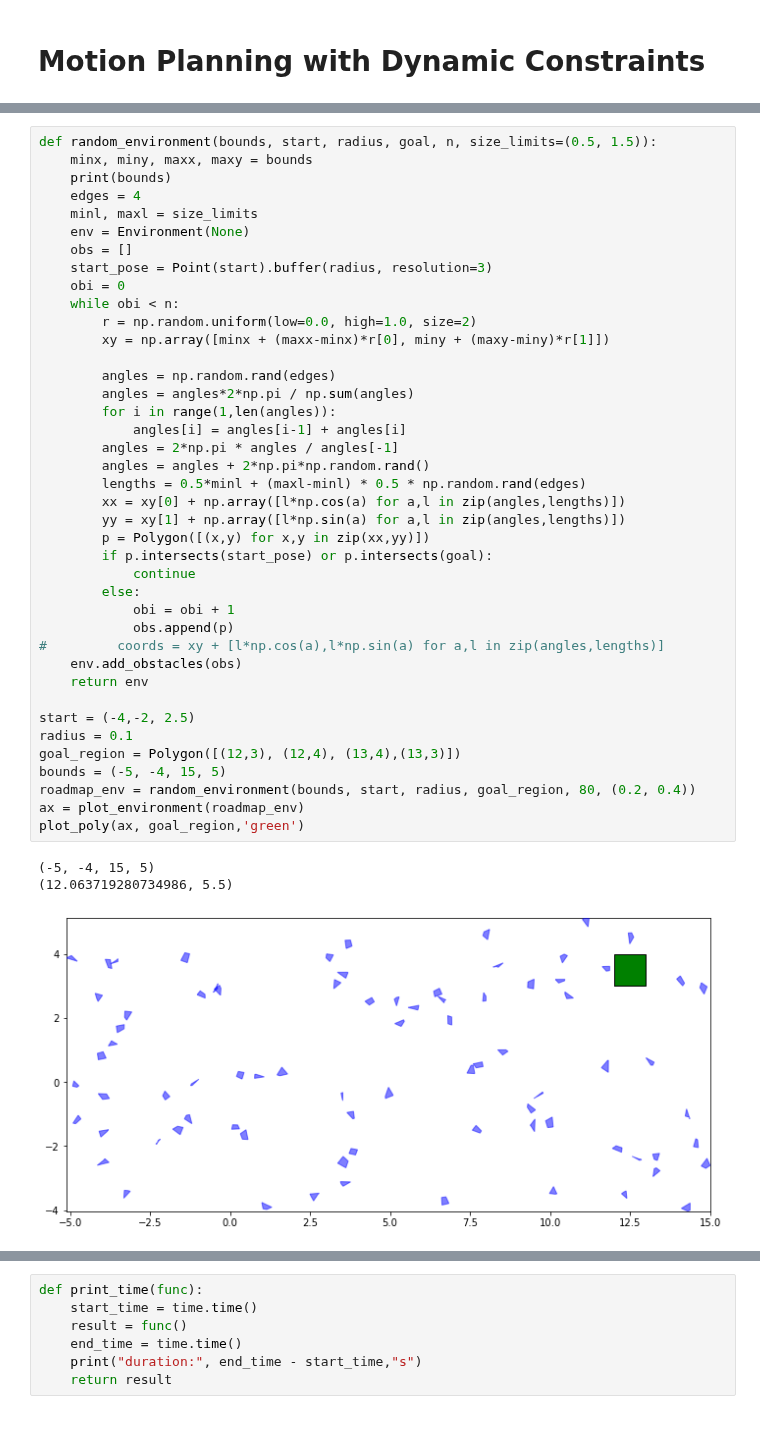
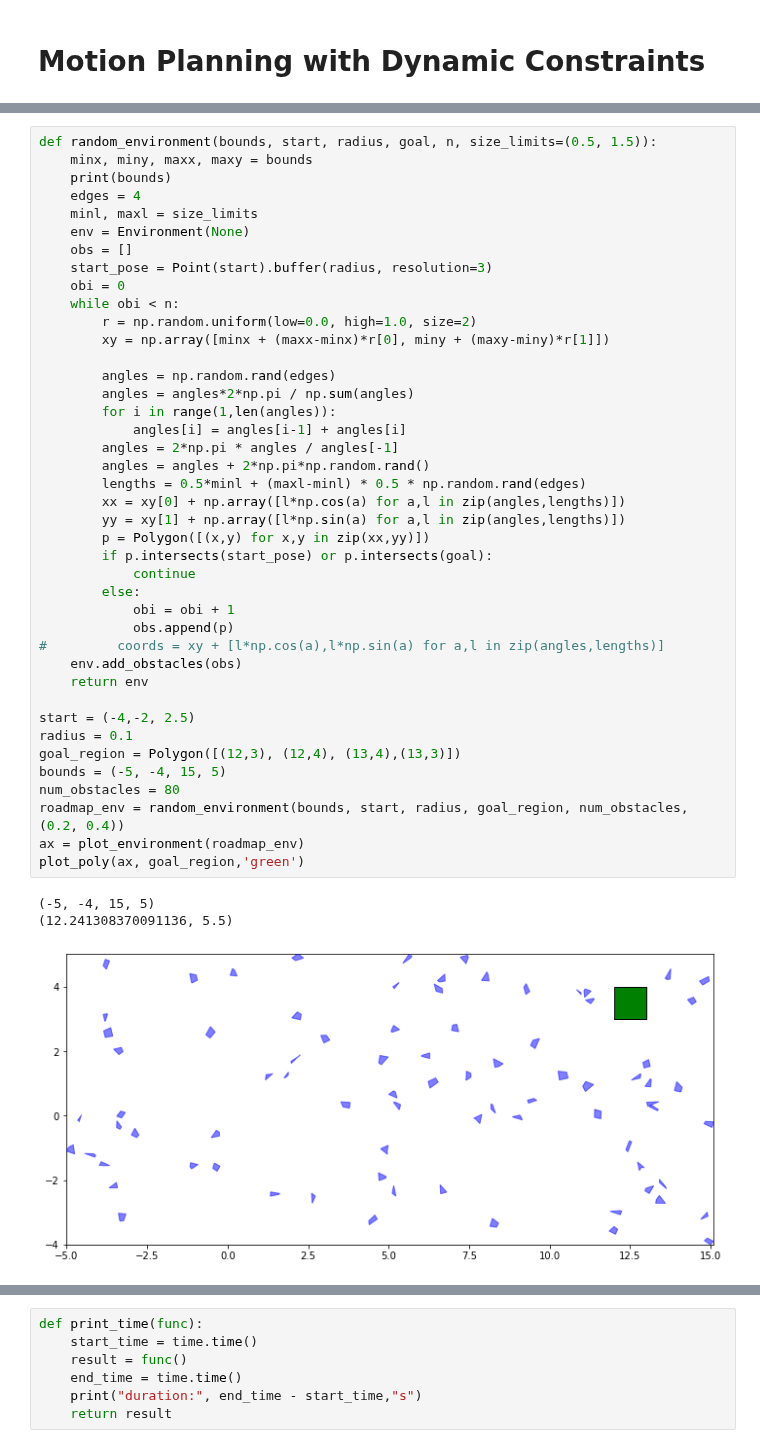
Before and after one commit to ersolog/6.877-16.413, a Jupyter notebook: code.ipynb, the cells around one changed output, grey strips where cells are left out. Saved outputs shown, nothing was run; the diff lists cells and outputs as text.

```diff
--- a/code.ipynb
+++ b/code.ipynb
@@ -66,33 +63,34 @@ def random_environment(bounds, start, radius, goal, n, size_limits=(0.5, 1.5)):
         r = np.random.uniform(low=0.0, high=1.0, size=2)
         xy = np.array([minx + (maxx-minx)*r[0], miny + (maxy-miny)*r[1]])
 
         angles = np.random.rand(edges)
         angles = angles*2*np.pi / np.sum(angles)
         for i in range(1,len(angles)):
             angles[i] = angles[i-1] + angles[i]
         angles = 2*np.pi * angles / angles[-1]
         angles = angles + 2*np.pi*np.random.rand()
         lengths = 0.5*minl + (maxl-minl) * 0.5 * np.random.rand(edges)
         xx = xy[0] + np.array([l*np.cos(a) for a,l in zip(angles,lengths)])
         yy = xy[1] + np.array([l*np.sin(a) for a,l in zip(angles,lengths)])
         p = Polygon([(x,y) for x,y in zip(xx,yy)])
         if p.intersects(start_pose) or p.intersects(goal):
             continue
         else:
             obi = obi + 1
             obs.append(p)
 #         coords = xy + [l*np.cos(a),l*np.sin(a) for a,l in zip(angles,lengths)]
     env.add_obstacles(obs)
     return env
 
 start = (-4,-2, 2.5)
 radius = 0.1
 goal_region = Polygon([(12,3), (12,4), (13,4),(13,3)])
 bounds = (-5, -4, 15, 5)
-roadmap_env = random_environment(bounds, start, radius, goal_region, 80, (0.2, 0.4))
+num_obstacles = 80
+roadmap_env = random_environment(bounds, start, radius, goal_region, num_obstacles, (0.2, 0.4))
 ax = plot_environment(roadmap_env)
 plot_poly(ax, goal_region,'green')
 # %% [output]
 (-5, -4, 15, 5)
-(12.063719280734986, 5.5)
+(12.241308370091136, 5.5)
-[figure, old version]
+[figure, new version]
```
Also changed, not shown: parts of 18 cells of this notebook.
